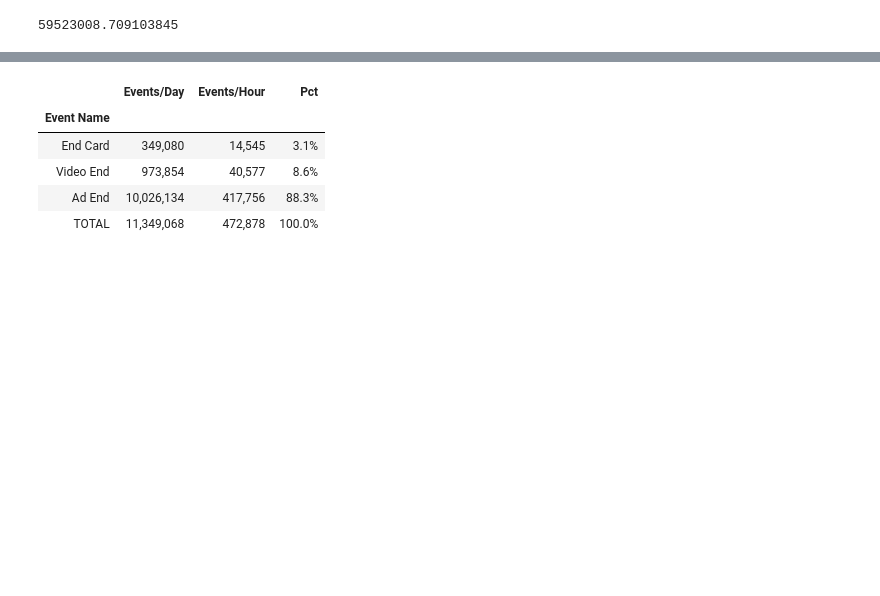
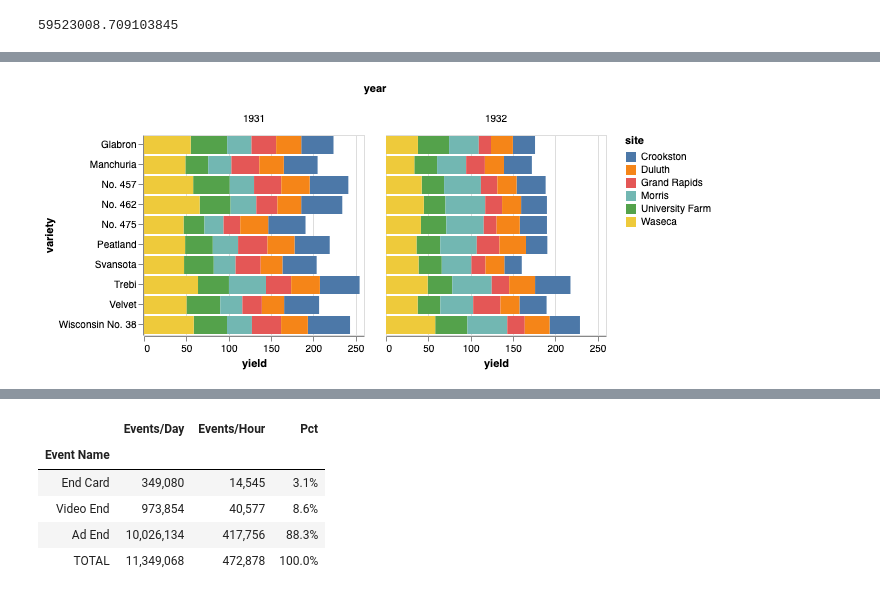
Before and after one commit to wmcabee-cs/nbc_analysis, a Jupyter notebook: notebooks/presentations/throughput.ipynb, the cells around one changed output, grey strips where cells are left out. Cells and saved outputs as stored; diff of their text form; code cells hidden in the pictures; blank space fills up the shorter version.

```diff
--- a/notebooks/presentations/throughput.ipynb
+++ b/notebooks/presentations/throughput.ipynb
@@ -209,0 +323,13 @@ estimates
+# %%
+
+
+
+
+alt.Chart(source).mark_bar().encode(
+    column='year',
+    x='yield',
+    y='variety',
+    color='site'
+).properties(width=220)
+# %% [output]
+[figure, added]
```
Also changed, not shown: parts of 14 cells of this notebook, 10 other files.
